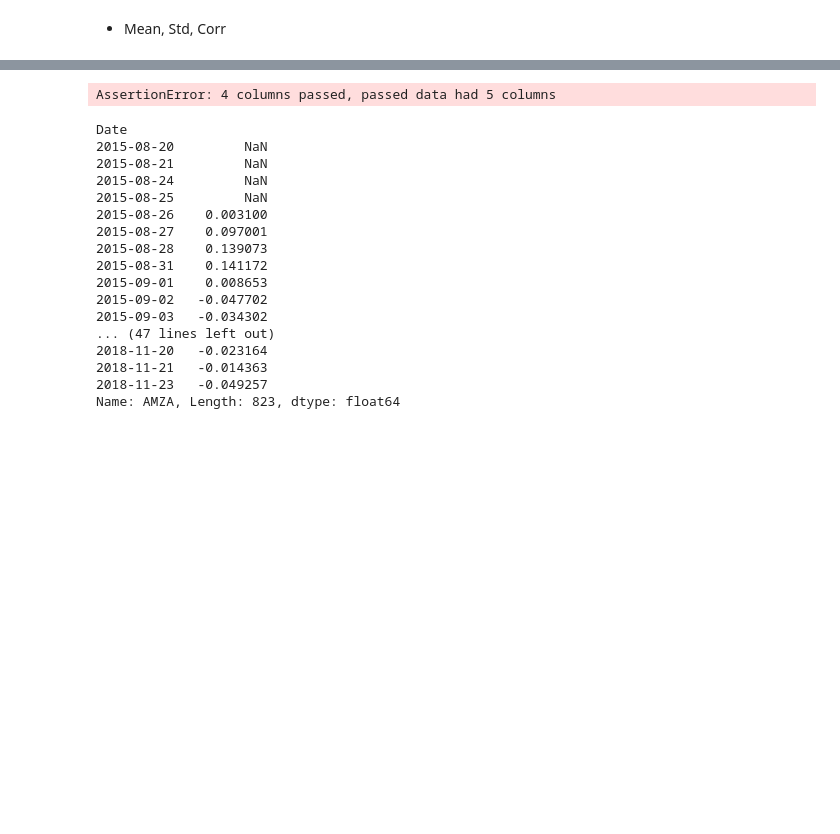
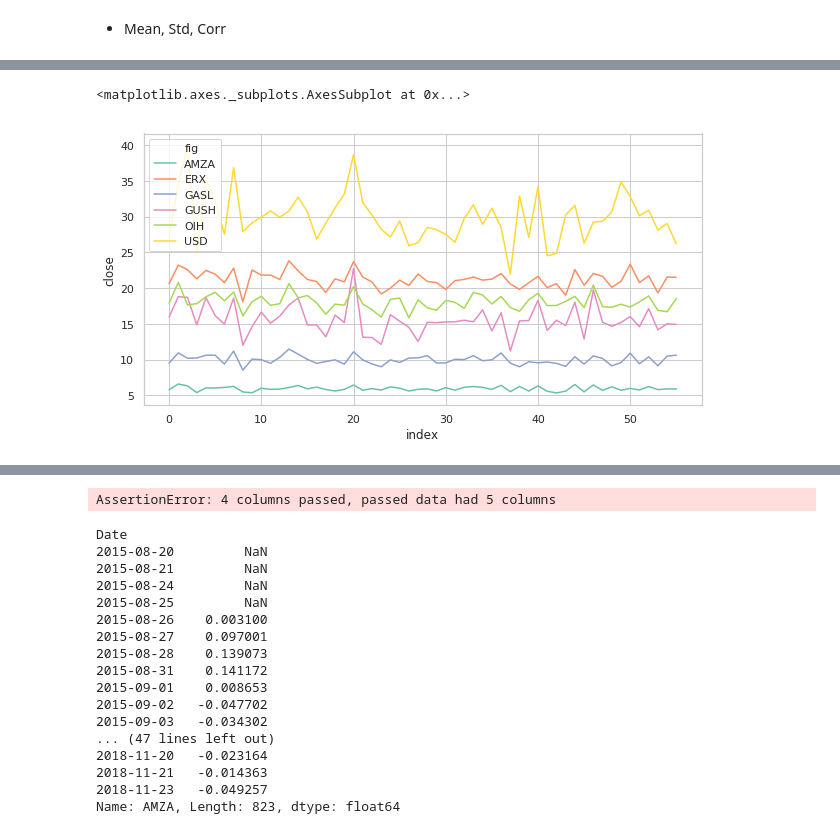
Before and after one commit to Hex-Liu/Put_Trading, a Jupyter notebook: Model.ipynb, the cells around one changed output, grey strips where cells are left out. Cells and saved outputs as stored; diff of their text form; code cells hidden in the pictures; blank space fills up the shorter version.

```diff
--- a/Model.ipynb
+++ b/Model.ipynb
@@ -120,0 +438,5 @@ pd.DataFrame(jb_result,columns=['Fig','Window','JB_Val','P_Val'])
+# %%
+sim_result(sim_undly,1)
+# %% [output]
+<matplotlib.axes._subplots.AxesSubplot at 0x...>
+[figure, added]
```
Also changed, not shown: parts of 44 cells of this notebook.
